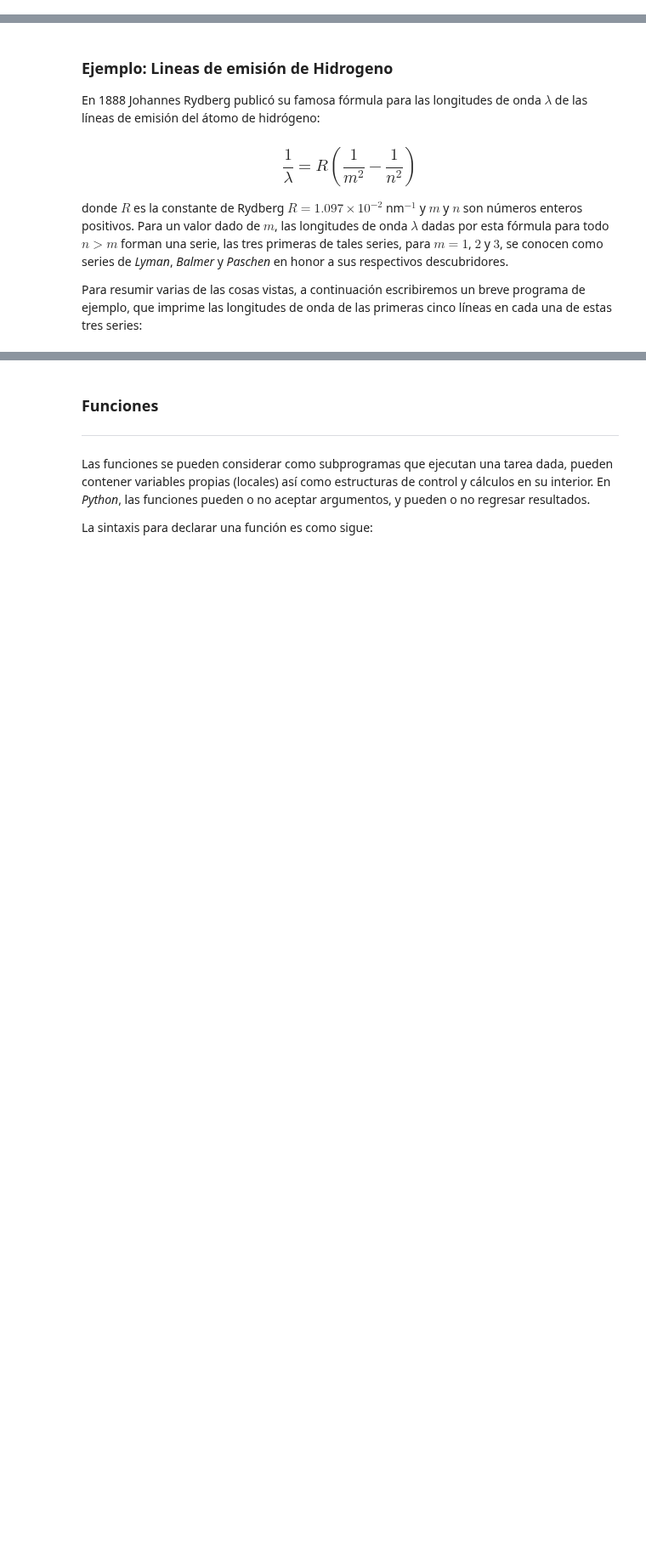
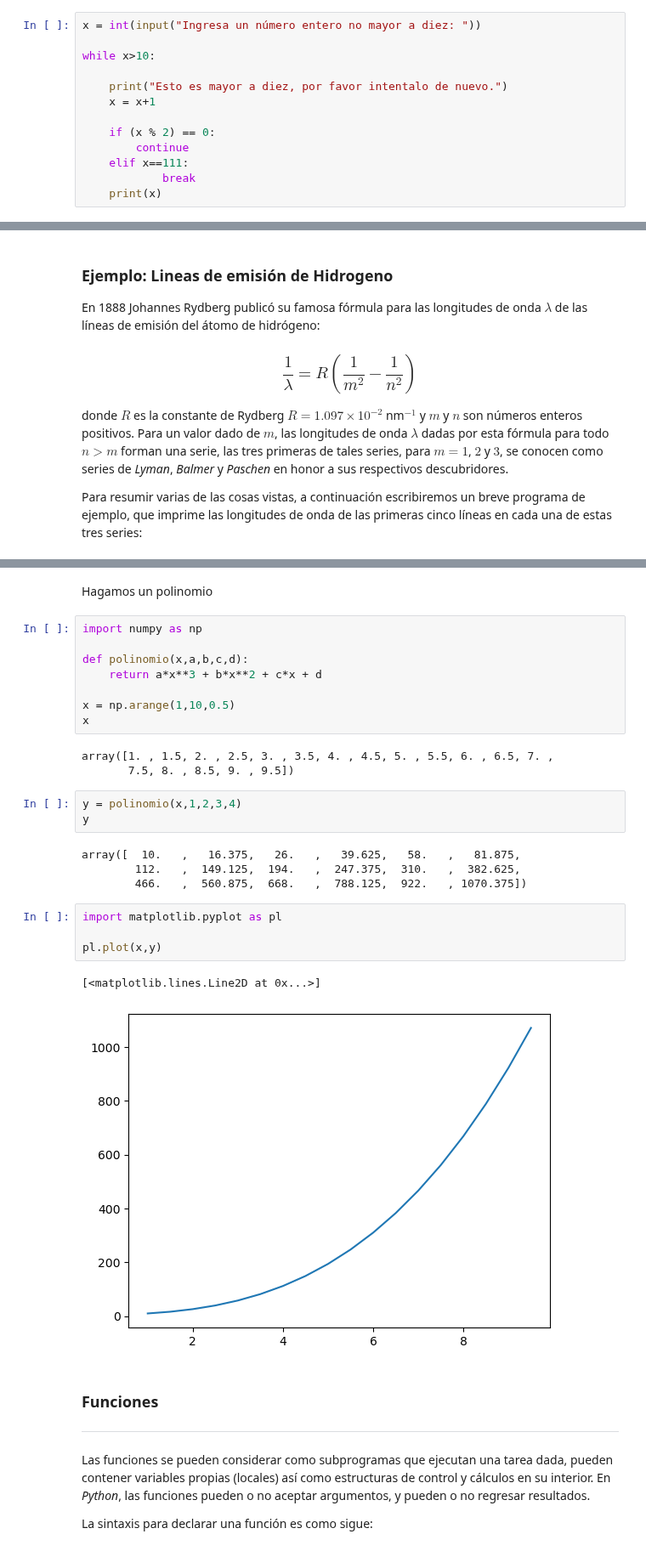
Before and after one commit to Alexi5omg/CLASE, a Jupyter notebook: 1_ProgramacionPython/2_FundamentosProgramacionPython.ipynb, the cells around one changed output, grey strips where cells are left out. Shown at 85% size. Saved outputs shown, nothing was run; the diff lists cells and outputs as text; blank space fills up the shorter version.

```diff
--- a/1_ProgramacionPython/2_FundamentosProgramacionPython.ipynb
+++ b/1_ProgramacionPython/2_FundamentosProgramacionPython.ipynb
@@ -289,6 +289,19 @@ while x>10:
     elif x==111:
             break
     print(x)
+# %%
+x = int(input("Ingresa un número entero no mayor a diez: "))
+
+while x>10:
+
+    print("Esto es mayor a diez, por favor intentalo de nuevo.")
+    x = x+1
+
+    if (x % 2) == 0:
+        continue
+    elif x==111:
+            break
+    print(x)
 # %% [markdown]
 <!--
 break | continue
@@ -410,3 +483,30 @@ for m in range(1,4):
+# %% [markdown]
+Hagamos un polinomio
+# %%
+import numpy as np
+
+def polinomio(x,a,b,c,d):
+    return a*x**3 + b*x**2 + c*x + d
+
+x = np.arange(1,10,0.5)
+x
+# %% [output]
+array([1. , 1.5, 2. , 2.5, 3. , 3.5, 4. , 4.5, 5. , 5.5, 6. , 6.5, 7. ,
+       7.5, 8. , 8.5, 9. , 9.5])
+# %%
+y = polinomio(x,1,2,3,4)
+y
+# %% [output]
+array([  10.   ,   16.375,   26.   ,   39.625,   58.   ,   81.875,
+        112.   ,  149.125,  194.   ,  247.375,  310.   ,  382.625,
+        466.   ,  560.875,  668.   ,  788.125,  922.   , 1070.375])
+# %%
+import matplotlib.pyplot as pl
+
+pl.plot(x,y)
+# %% [output]
+[<matplotlib.lines.Line2D at 0x...>]
+[figure, added]
 # %% [markdown]
 ### Funciones
 
```
Also changed, not shown: parts of 7 cells of this notebook, 1 other file.
